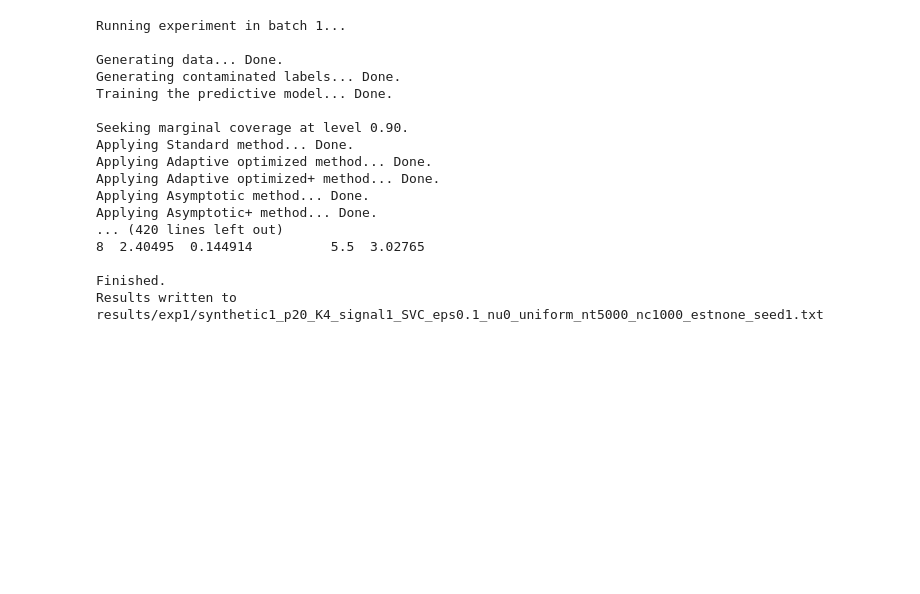
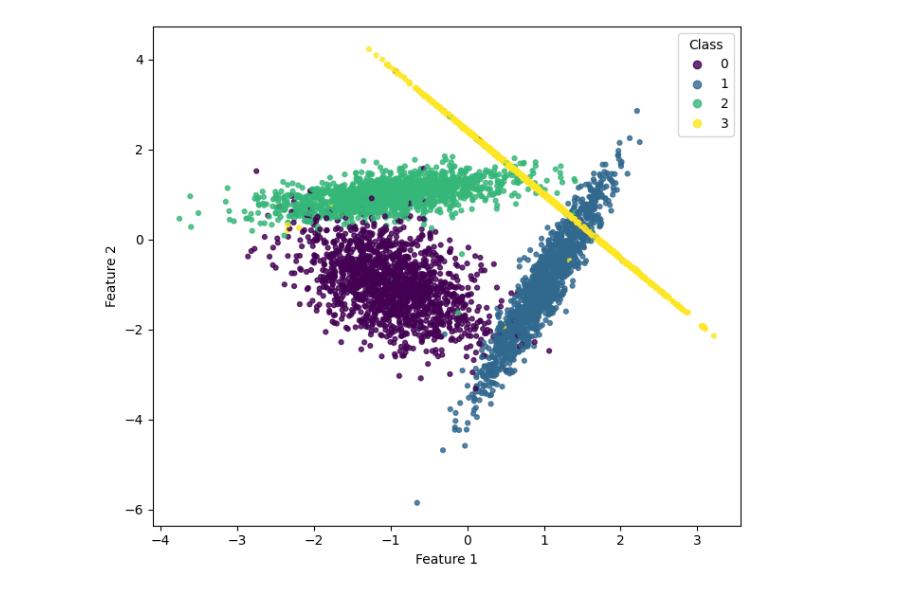
Before and after one commit to tbortolotti/marginal-noise-adaptive-conformal, a Jupyter notebook: experiments/exp_ap.ipynb, the cells around one changed output. Cells and saved outputs as stored; diff of their text form; code cells hidden in the pictures; blank space fills up the shorter version.

```diff
--- a/experiments/exp_ap.ipynb
+++ b/experiments/exp_ap.ipynb
@@ -368,42 +0,0 @@ Output file: results/exp1/synthetic1_p20_K4_signal1_SVC_eps0.1_nu0_uniform_nt500
-# %%
-# Run all experiments
-results = pd.DataFrame({})
-for batch in np.arange(1,batch_size+1):
-    res = run_experiment(1000*seed+batch-1000)
-    results = pd.concat([results, res])
-
-    # Save results
-    outfile = "results/" + outfile_prefix + ".txt"
-    results_out = pd.concat([header,results], axis=1)
-    results_out.to_csv(outfile, index=False, float_format="%.5f")
-
-print("\nPreview of results:")
-print(results)
-sys.stdout.flush()
-
-print("\nSummary of results:")
-summary = results.groupby(['Alpha', 'Guarantee', 'Method', 'Label']).agg(['mean','std']).reset_index()
-print(summary)
-sys.stdout.flush()
-
-
-print("\nFinished.\nResults written to {:s}\n".format(outfile))
-sys.stdout.flush()
-# %% [output]
-Running experiment in batch 1...
-
-Generating data... Done.
-Generating contaminated labels... Done.
-Training the predictive model... Done.
-
-Seeking marginal coverage at level 0.90.
-Applying Standard method... Done.
-Applying Adaptive optimized method... Done.
-Applying Adaptive optimized+ method... Done.
-Applying Asymptotic method... Done.
-Applying Asymptotic+ method... Done.
-... (420 lines left out)
-8  2.40495  0.144914          5.5  3.02765
-
-Finished.
-Results written to results/exp1/synthetic1_p20_K4_signal1_SVC_eps0.1_nu0_uniform_nt5000_nc1000_estnone_seed1.txt
@@ -409,0 +29,31 @@ Results written to results/exp1/synthetic1_p20_K4_signal1_SVC_eps0.1_nu0_uniform
+# %%
+num_var = 2
+K = 4
+signal = 1.0
+n_informative=2
+n_redundant=0
+n_clusters_per_class=1
+# %%
+# Generate a large data set
+X, Y = make_classification(n_samples=n_train+n_cal,
+                                    n_classes=K,
+                                    n_features=num_var,
+                                    n_informative=2,
+                                    n_redundant=0,
+                                    n_clusters_per_class=1,
+                                    class_sep=signal)
+# %%
+plt.figure(figsize=(7, 6))
+scatter = plt.scatter(X[:, 0], X[:, 1], c=Y, s=12, alpha=0.8)
+
+plt.xlabel("Feature 1")
+plt.ylabel("Feature 2")
+
+# Add legend with unique class labels
+handles, _ = scatter.legend_elements()
+plt.legend(handles, np.unique(Y), title="Class")
+
+plt.tight_layout()
+plt.show()
+# %% [output]
+[figure, added]
```
Also changed, not shown: parts of 54 cells of this notebook, 8 other files.
